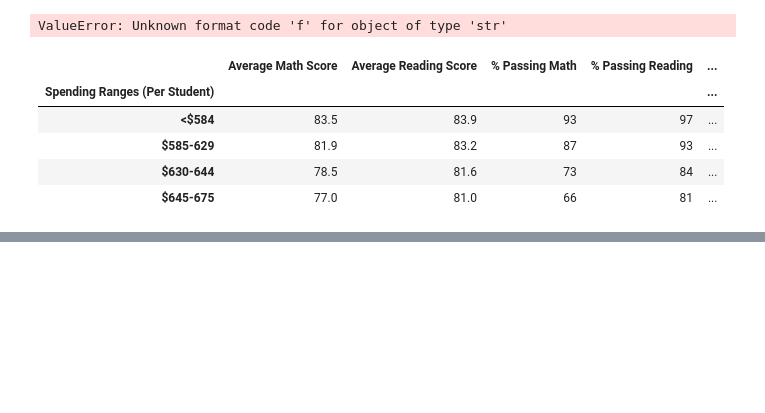
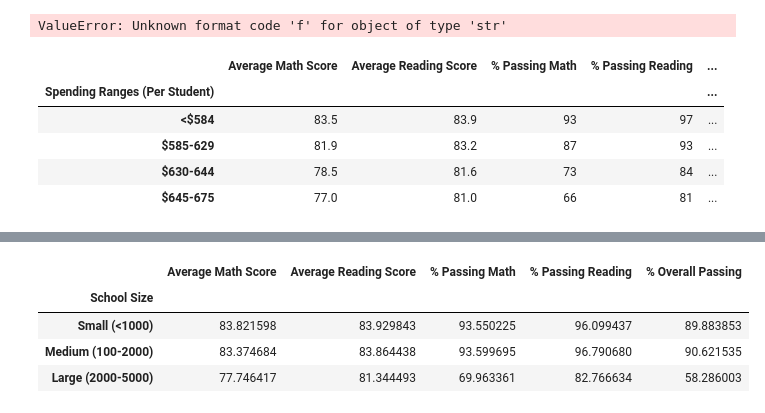
Before and after one commit to cmdenkinger/School_District_Analysis, a Jupyter notebook: PyCitySchools.ipynb, the cells around one changed output, grey strips where cells are left out. Cells and saved outputs as stored; diff of their text form; code cells hidden in the pictures; blank space fills up the shorter version.

Commit message:
scores by school size

```diff
--- a/PyCitySchools.ipynb
+++ b/PyCitySchools.ipynb
@@ -1434,3 +1434,12 @@ spending_summary_df
 | $585-629 | 81.9 | 83.2 | 87 | 93 | ... |
 | $630-644 | 78.5 | 81.6 | 73 | 84 | ... |
 | $645-675 | 77.0 | 81.0 | 66 | 81 | ... |
+# %%
+# Establish the bins.
+size_bins = [0, 1000, 2000, 5000]
+group_names = ["Small (<1000)" , "Medium (100-2000)" , "Large (2000-5000)"]
+# %%
+# Categorize spending based on the bins.
+per_school_summary_df["School Size"] = pd.cut(per_school_summary_df["Total Students"], size_bins, labels=group_names)
+
+per_school_summary_df.head()
@@ -1436,0 +1453,27 @@ spending_summary_df
+# %%
+# Calculate averages for the desired columns.
+size_math_scores = per_school_summary_df.groupby(["School Size"]).mean()["Average Math Score"]
+
+size_reading_scores = per_school_summary_df.groupby(["School Size"]).mean()["Average Reading Score"]
+
+size_passing_math = per_school_summary_df.groupby(["School Size"]).mean()["% Passing Math"]
+
+size_passing_reading = per_school_summary_df.groupby(["School Size"]).mean()["% Passing Reading"]
+
+size_overall_passing = per_school_summary_df.groupby(["School Size"]).mean()["% Overall Passing"]
+# %%
+# Assemble into DataFrame.
+size_summary_df = pd.DataFrame({
+          "Average Math Score" : size_math_scores,
+          "Average Reading Score": size_reading_scores,
+          "% Passing Math": size_passing_math,
+          "% Passing Reading": size_passing_reading,
+          "% Overall Passing": size_overall_passing})
+# %%
+size_summary_df
+# %% [output]
+|  | Average Math Score | Average Reading Score | % Passing Math | % Passing Reading | % Overall Passing |
+| School Size |  |  |  |  |  |
+| Small (<1000) | 83.821598 | 83.929843 | 93.550225 | 96.099437 | 89.883853 |
+| Medium (100-2000) | 83.374684 | 83.864438 | 93.599695 | 96.790680 | 90.621535 |
+| Large (2000-5000) | 77.746417 | 81.344493 | 69.963361 | 82.766634 | 58.286003 |
```
Also changed, not shown: parts of 1 cell of this notebook.
